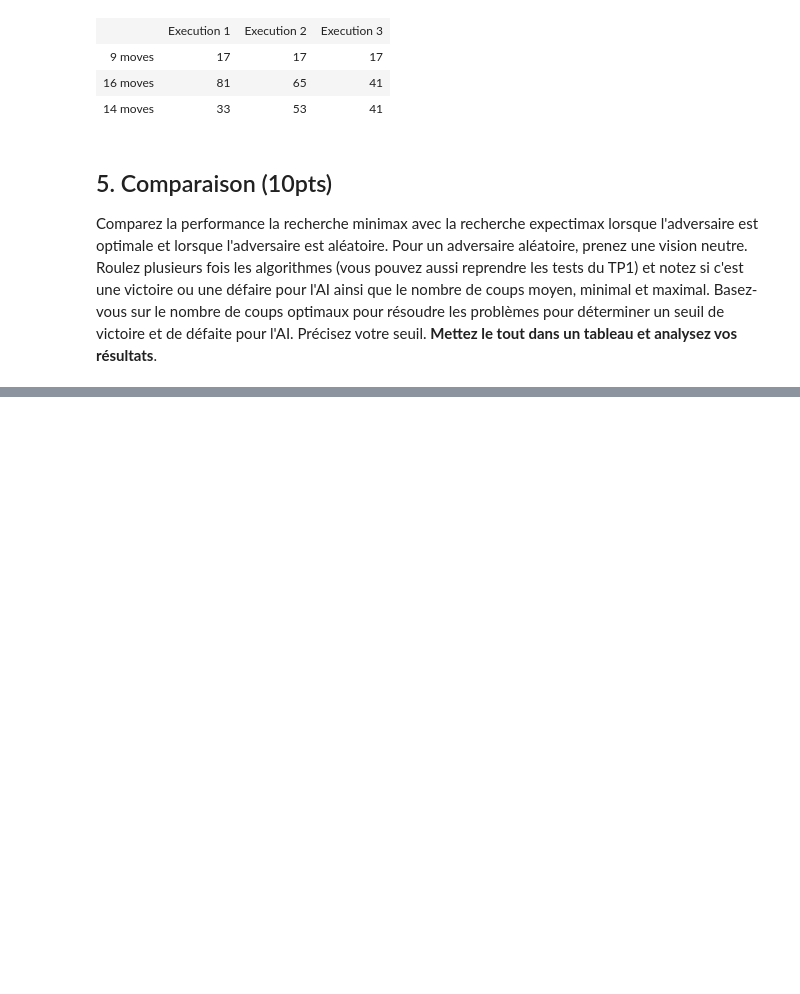
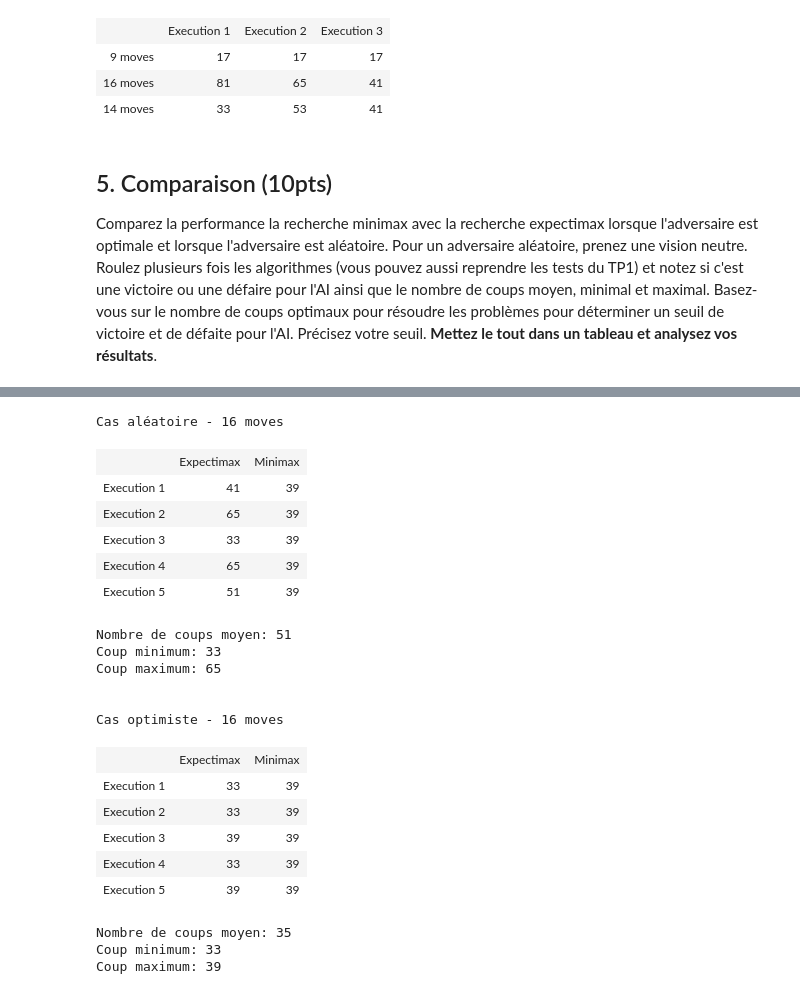
Before and after one commit to MAliElakhrass/INF8215, a Jupyter notebook: TP2/TP2_INF8215.ipynb, the cells around one changed output, grey strips where cells are left out. Drawn from its saved outputs; the diff is of its cells as text; code cells hidden in the pictures; blank space fills up the shorter version.

```diff
--- a/TP2/TP2_INF8215.ipynb
+++ b/TP2/TP2_INF8215.ipynb
@@ -1155,0 +1217,53 @@ Comparez la performance la recherche minimax avec la recherche expectimax lorsqu
+# %%
+print("Cas aléatoire - 16 moves")
+
+table = [["", "Expectimax", "Minimax"],
+         ["Execution 1", 41, 39],
+         ["Execution 2", 65, 39],
+         ["Execution 3", 33, 39],
+         ["Execution 4", 65, 39],
+         ["Execution 5", 51, 39]]
+
+display(HTML(tabulate.tabulate(table, tablefmt='html')))
+
+print("Nombre de coups moyen: 51")
+print("Coup minimum: 33")
+print("Coup maximum: 65")
+
+print("\n\nCas optimiste - 16 moves")
+
+table2 = [["", "Expectimax", "Minimax"],
+         ["Execution 1", 33, 39],
+         ["Execution 2", 33, 39],
+         ["Execution 3", 39, 39],
+         ["Execution 4", 33, 39],
+         ["Execution 5", 39, 39]]
+
+display(HTML(tabulate.tabulate(table2, tablefmt='html')))
+
+print("Nombre de coups moyen: 35")
+print("Coup minimum: 33")
+print("Coup maximum: 39")
+# %% [output]
+Cas aléatoire - 16 moves
+|  | Expectimax | Minimax |
+| Execution 1 | 41 | 39 |
+| Execution 2 | 65 | 39 |
+| Execution 3 | 33 | 39 |
+| Execution 4 | 65 | 39 |
+| Execution 5 | 51 | 39 |
+Nombre de coups moyen: 51
+Coup minimum: 33
+Coup maximum: 65
+
+
+Cas optimiste - 16 moves
+|  | Expectimax | Minimax |
+| Execution 1 | 33 | 39 |
+| Execution 2 | 33 | 39 |
+| Execution 3 | 39 | 39 |
+| Execution 4 | 33 | 39 |
+| Execution 5 | 39 | 39 |
+Nombre de coups moyen: 35
+Coup minimum: 33
+Coup maximum: 39
```
Also changed, not shown: parts of 6 cells of this notebook, 1 other file.
